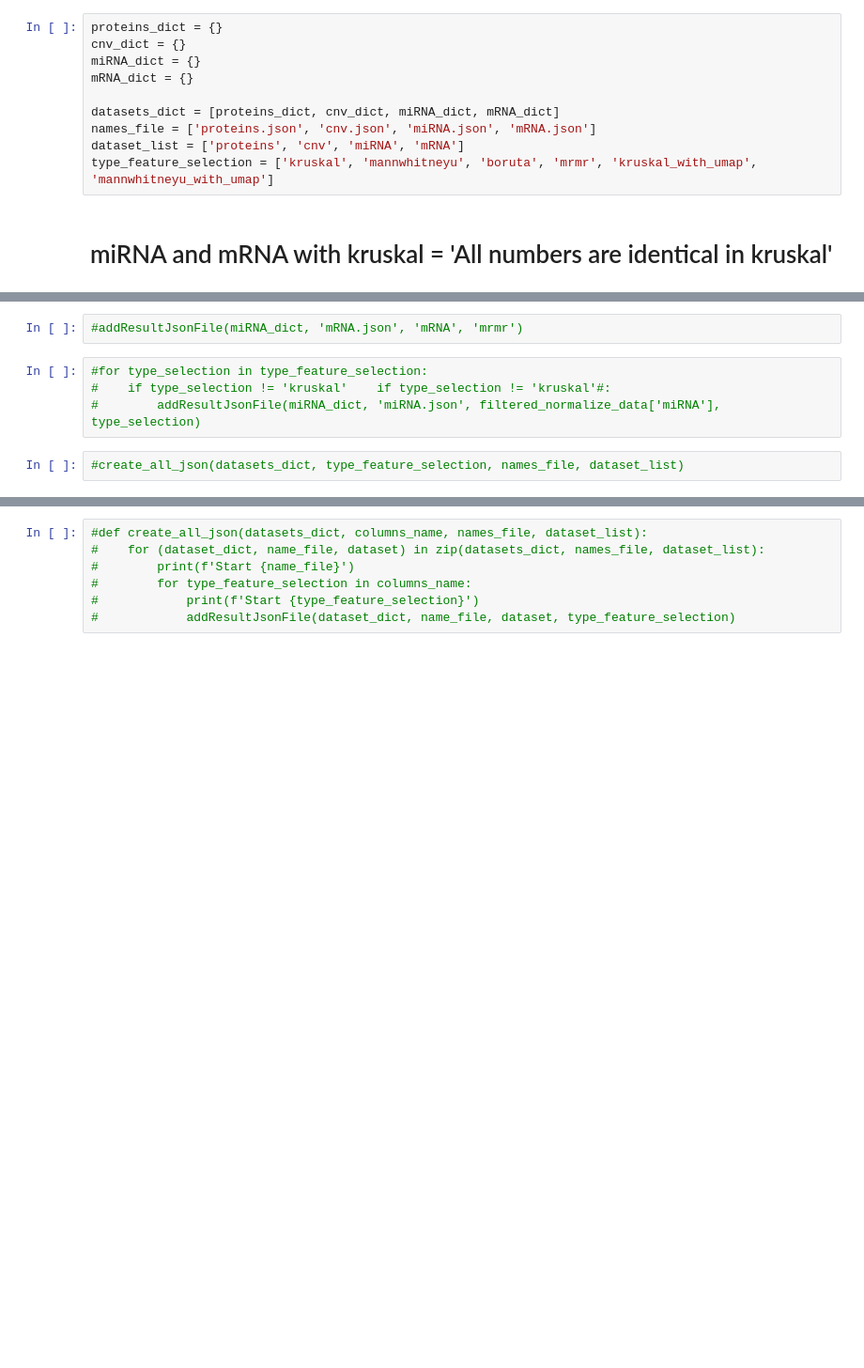
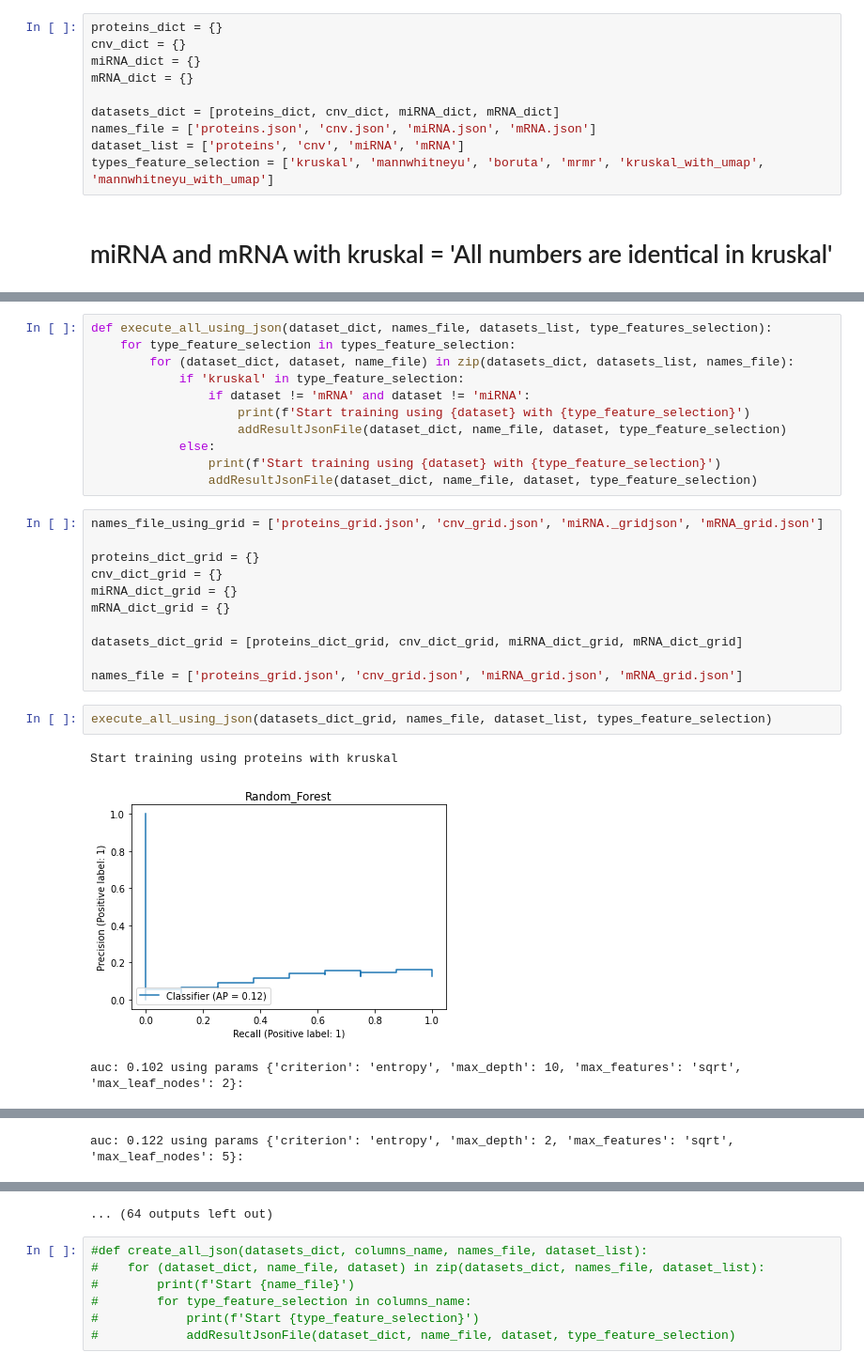
Before and after one commit to aleberans/Analisi-dati-multi-omici-per-la-predizione-della-prognosi-di-pazienti-oncologici, a Jupyter notebook: Codice.ipynb, the cells around one changed output, grey strips where cells are left out. Shown at 94% size. Cells and saved outputs as stored; diff of their text form; blank space fills up the shorter version.

```diff
--- a/Codice.ipynb
+++ b/Codice.ipynb
@@ -381,6 +378,6 @@ mRNA_dict = {}
 datasets_dict = [proteins_dict, cnv_dict, miRNA_dict, mRNA_dict]
 names_file = ['proteins.json', 'cnv.json', 'miRNA.json', 'mRNA.json']
 dataset_list = ['proteins', 'cnv', 'miRNA', 'mRNA']
-type_feature_selection = ['kruskal', 'mannwhitneyu', 'boruta', 'mrmr', 'kruskal_with_umap', 'mannwhitneyu_with_umap']
+types_feature_selection = ['kruskal', 'mannwhitneyu', 'boruta', 'mrmr', 'kruskal_with_umap', 'mannwhitneyu_with_umap']
 # %% [markdown]
 # miRNA and mRNA with kruskal = 'All numbers are identical in kruskal'
@@ -428,8 +384,28 @@ Inizio a calcolare
-# %%
-#addResultJsonFile(miRNA_dict, 'mRNA.json', 'mRNA', 'mrmr')
-# %%
-#for type_selection in type_feature_selection:
-#    if type_selection != 'kruskal'    if type_selection != 'kruskal'#:
-#        addResultJsonFile(miRNA_dict, 'miRNA.json', filtered_normalize_data['miRNA'], type_selection)
+# %%
+def execute_all_using_json(dataset_dict, names_file, datasets_list, type_features_selection):
+    for type_feature_selection in types_feature_selection:
+        for (dataset_dict, dataset, name_file) in zip(datasets_dict, datasets_list, names_file):
+            if 'kruskal' in type_feature_selection:
+                if dataset != 'mRNA' and dataset != 'miRNA':
+                    print(f'Start training using {dataset} with {type_feature_selection}')
+                    addResultJsonFile(dataset_dict, name_file, dataset, type_feature_selection)
+            else:
+                print(f'Start training using {dataset} with {type_feature_selection}')
+                addResultJsonFile(dataset_dict, name_file, dataset, type_feature_selection)
+# %%
+names_file_using_grid = ['proteins_grid.json', 'cnv_grid.json', 'miRNA._gridjson', 'mRNA_grid.json']
+
+proteins_dict_grid = {}
+cnv_dict_grid = {}
+miRNA_dict_grid = {}
+mRNA_dict_grid = {}
+
+datasets_dict_grid = [proteins_dict_grid, cnv_dict_grid, miRNA_dict_grid, mRNA_dict_grid]
+
+names_file = ['proteins_grid.json', 'cnv_grid.json', 'miRNA_grid.json', 'mRNA_grid.json']
 # %%
-#create_all_json(datasets_dict, type_feature_selection, names_file, dataset_list)
+execute_all_using_json(datasets_dict_grid, names_file, dataset_list, types_feature_selection)
+# %% [output]
+Start training using proteins with kruskal
+[figure, added]
+auc: 0.102 using params {'criterion': 'entropy', 'max_depth': 10, 'max_features': 'sqrt', 'max_leaf_nodes': 2}:
@@ -435,0 +413 @@ Inizio a calcolare
+auc: 0.122 using params {'criterion': 'entropy', 'max_depth': 2, 'max_features': 'sqrt', 'max_leaf_nodes': 5}:
@@ -436,3 +421,4 @@ Inizio a calcolare
+... (64 outputs left out)
 # %%
 #def create_all_json(datasets_dict, columns_name, names_file, dataset_list):
 #    for (dataset_dict, name_file, dataset) in zip(datasets_dict, names_file, dataset_list):
```
Also changed, not shown: parts of 19 cells of this notebook.
